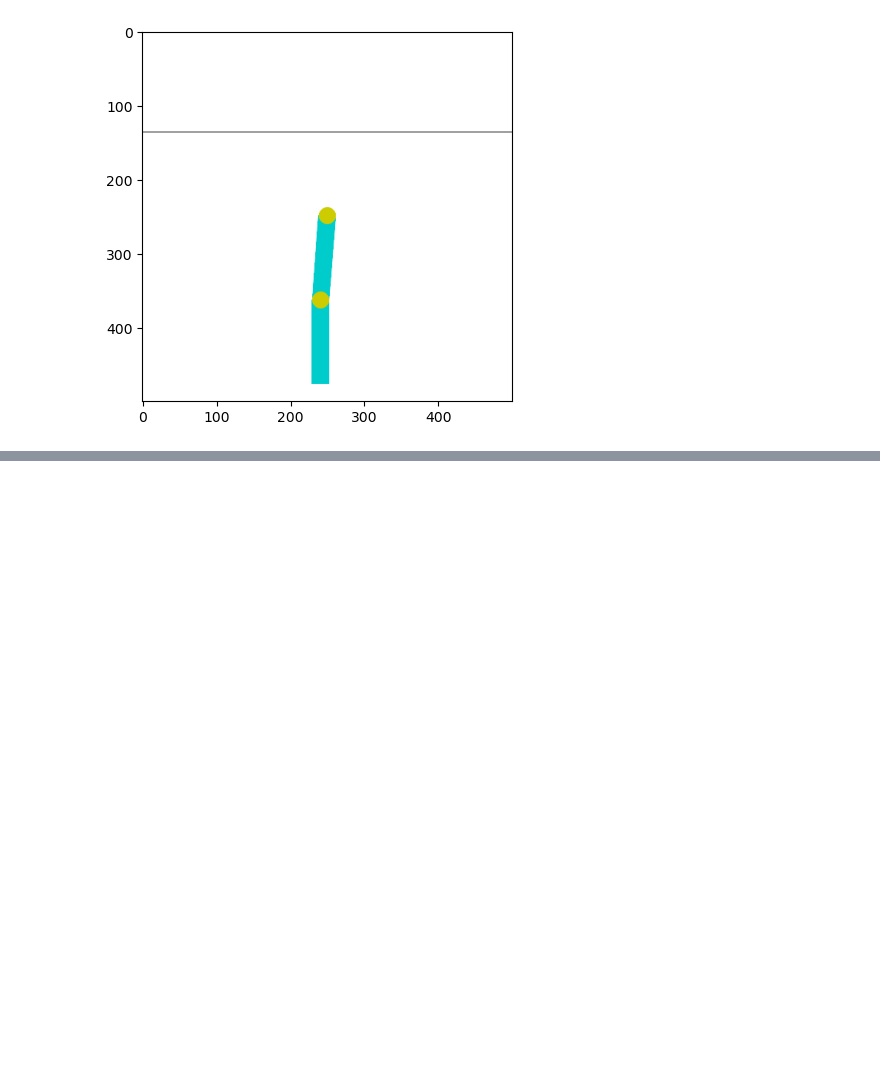
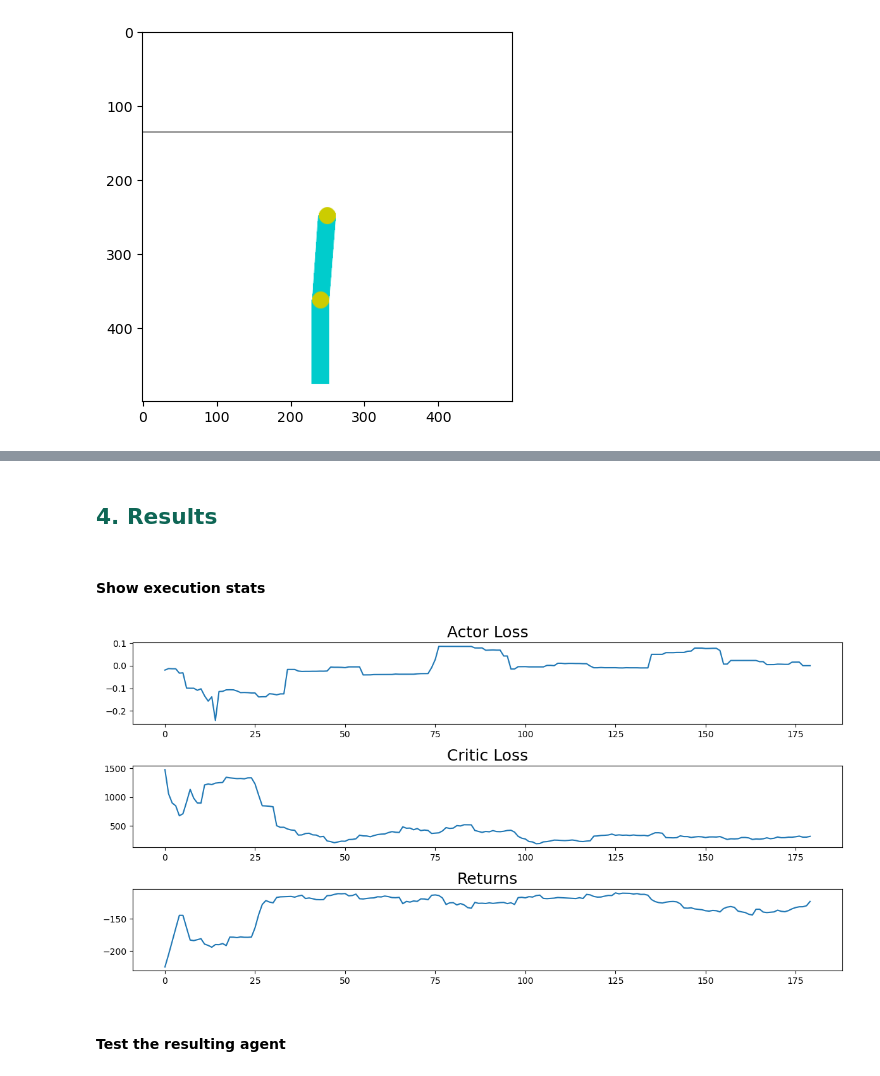
Before and after one commit to MNGARCIA085/Reinforcement-Learning, a Jupyter notebook: 12. A2C/A2C.ipynb, the cells around one changed output, grey strips where cells are left out. Cells and saved outputs as stored; diff of their text form; code cells hidden in the pictures; blank space fills up the shorter version.

```diff
--- a/12. A2C/A2C.ipynb
+++ b/12. A2C/A2C.ipynb
@@ -308,0 +328,5 @@ plt.imshow(env.render(mode='rgb_array'))
+# %%
+num_envs = os.cpu_count()
+parallel_env = gym.vector.make('Acrobot-v1', num_envs=num_envs)
+seed_everything(parallel_env)
+parallel_env = PreprocessEnv(parallel_env)
@@ -308,0 +335,8 @@ plt.imshow(env.render(mode='rgb_array'))
+# %%
+actor = nn.Sequential(
+    nn.Linear(dims, 128),
+    nn.ReLU(),
+    nn.Linear(128, 64),
+    nn.ReLU(),
+    nn.Linear(64, actions),
+    nn.Softmax(dim=-1))
@@ -308,0 +345,10 @@ plt.imshow(env.render(mode='rgb_array'))
+# %%
+critic = nn.Sequential(
+    nn.Linear(dims, 128),
+    nn.ReLU(),
+    nn.Linear(128, 64),
+    nn.ReLU(),
+    nn.Linear(64, 1))
+
+# sin softmax porque el valor de un estado no tiene por qué estar entre 0 y 1
+# puede estar en [-inf, inf]
@@ -308,0 +409,13 @@ plt.imshow(env.render(mode='rgb_array'))
+# %%
+stats = actor_critic(actor, critic, 200)
+# %% [markdown]
+<a name="4"></a>
+## <font color='#0E6655'> 4. Results </font>
+# %% [markdown]
+#### Show execution stats
+# %%
+plot_stats(stats)
+# %% [output]
+[figure, added]
+# %% [markdown]
+#### Test the resulting agent
```
Also changed, not shown: parts of 8 cells of this notebook, 2 other files.
